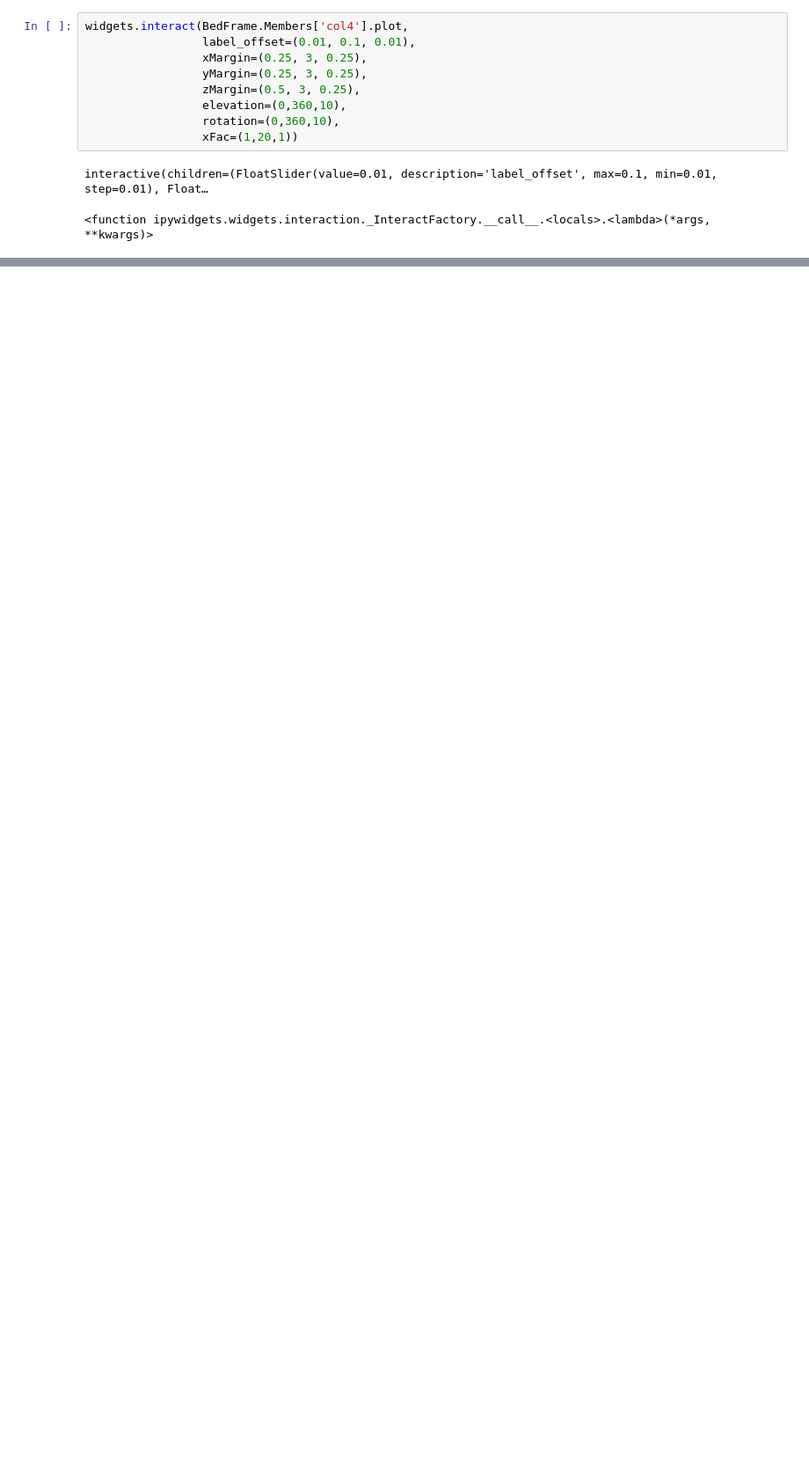
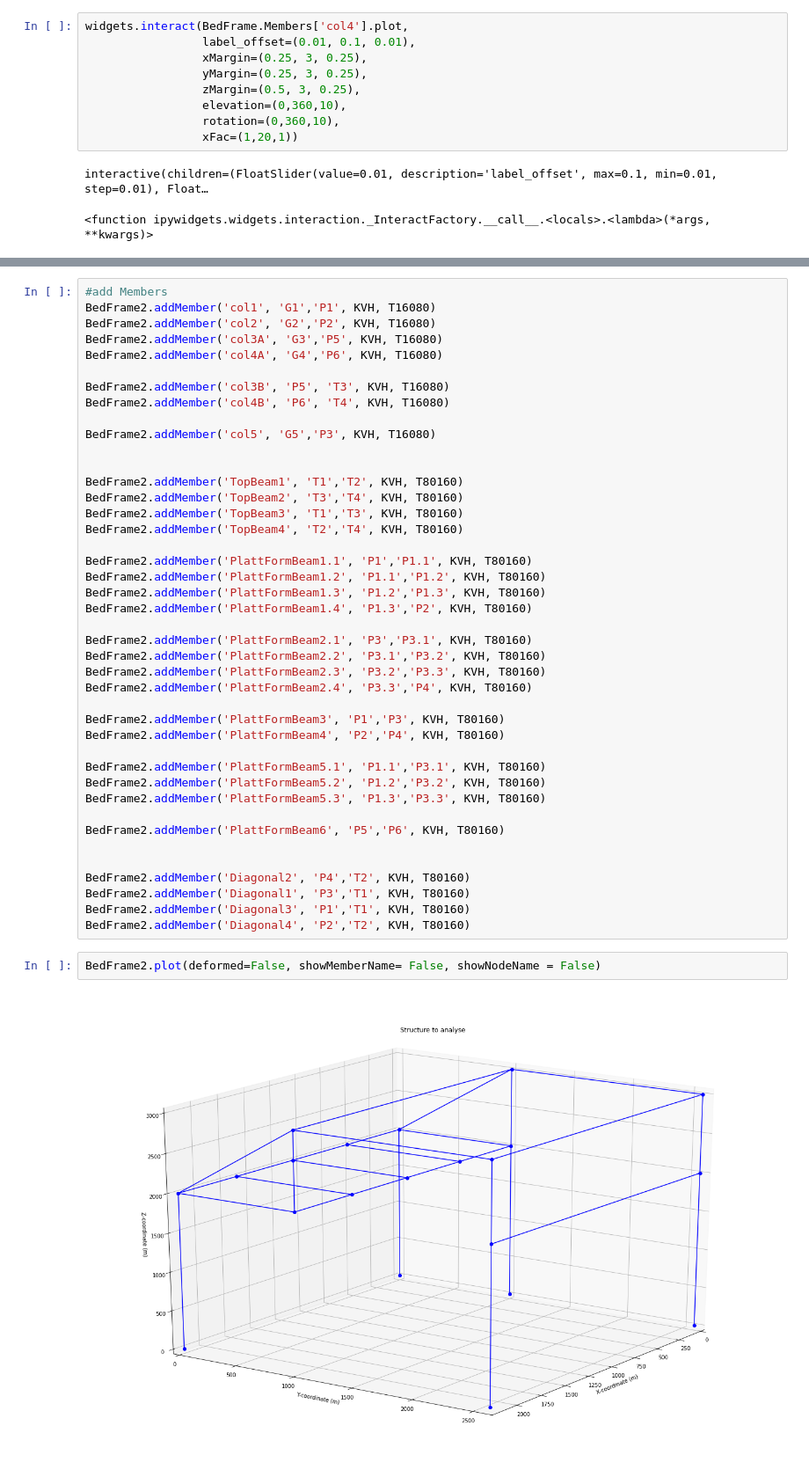
Before and after one commit to wrangelvid/pyFrame, a Jupyter notebook: Examples/ElevatingBed.ipynb, the cells around one changed output, grey strips where cells are left out. Shown: that part at 88% size. Saved outputs shown, nothing was run; the diff lists cells and outputs as text; blank space fills up the shorter version.

```diff
--- a/Examples/ElevatingBed.ipynb
+++ b/Examples/ElevatingBed.ipynb
@@ -210 +260,47 @@ Bed.addMember('4', 'B3','B4', KVH, T100100)
+# %%
+#add Members
+BedFrame2.addMember('col1', 'G1','P1', KVH, T16080)
+BedFrame2.addMember('col2', 'G2','P2', KVH, T16080)
+BedFrame2.addMember('col3A', 'G3','P5', KVH, T16080)
+BedFrame2.addMember('col4A', 'G4','P6', KVH, T16080)
+
+BedFrame2.addMember('col3B', 'P5', 'T3', KVH, T16080)
+BedFrame2.addMember('col4B', 'P6', 'T4', KVH, T16080)
+
+BedFrame2.addMember('col5', 'G5','P3', KVH, T16080)
+
+
+BedFrame2.addMember('TopBeam1', 'T1','T2', KVH, T80160)
+BedFrame2.addMember('TopBeam2', 'T3','T4', KVH, T80160)
+BedFrame2.addMember('TopBeam3', 'T1','T3', KVH, T80160)
+BedFrame2.addMember('TopBeam4', 'T2','T4', KVH, T80160)
+
+BedFrame2.addMember('PlattFormBeam1.1', 'P1','P1.1', KVH, T80160)
+BedFrame2.addMember('PlattFormBeam1.2', 'P1.1','P1.2', KVH, T80160)
+BedFrame2.addMember('PlattFormBeam1.3', 'P1.2','P1.3', KVH, T80160)
+BedFrame2.addMember('PlattFormBeam1.4', 'P1.3','P2', KVH, T80160)
+
+BedFrame2.addMember('PlattFormBeam2.1', 'P3','P3.1', KVH, T80160)
+BedFrame2.addMember('PlattFormBeam2.2', 'P3.1','P3.2', KVH, T80160)
+BedFrame2.addMember('PlattFormBeam2.3', 'P3.2','P3.3', KVH, T80160)
+BedFrame2.addMember('PlattFormBeam2.4', 'P3.3','P4', KVH, T80160)
+
+BedFrame2.addMember('PlattFormBeam3', 'P1','P3', KVH, T80160)
+BedFrame2.addMember('PlattFormBeam4', 'P2','P4', KVH, T80160)
+
+BedFrame2.addMember('PlattFormBeam5.1', 'P1.1','P3.1', KVH, T80160)
+BedFrame2.addMember('PlattFormBeam5.2', 'P1.2','P3.2', KVH, T80160)
+BedFrame2.addMember('PlattFormBeam5.3', 'P1.3','P3.3', KVH, T80160)
+
+BedFrame2.addMember('PlattFormBeam6', 'P5','P6', KVH, T80160)
+
+
+BedFrame2.addMember('Diagonal2', 'P4','T2', KVH, T80160)
+BedFrame2.addMember('Diagonal1', 'P3','T1', KVH, T80160)
+BedFrame2.addMember('Diagonal3', 'P1','T1', KVH, T80160)
+BedFrame2.addMember('Diagonal4', 'P2','T2', KVH, T80160)
+# %%
+BedFrame2.plot(deformed=False, showMemberName= False, showNodeName = False)
+# %% [output]
+[figure, added]
 # %%
```
Also changed, not shown: parts of 27 cells of this notebook, 3 other files.
